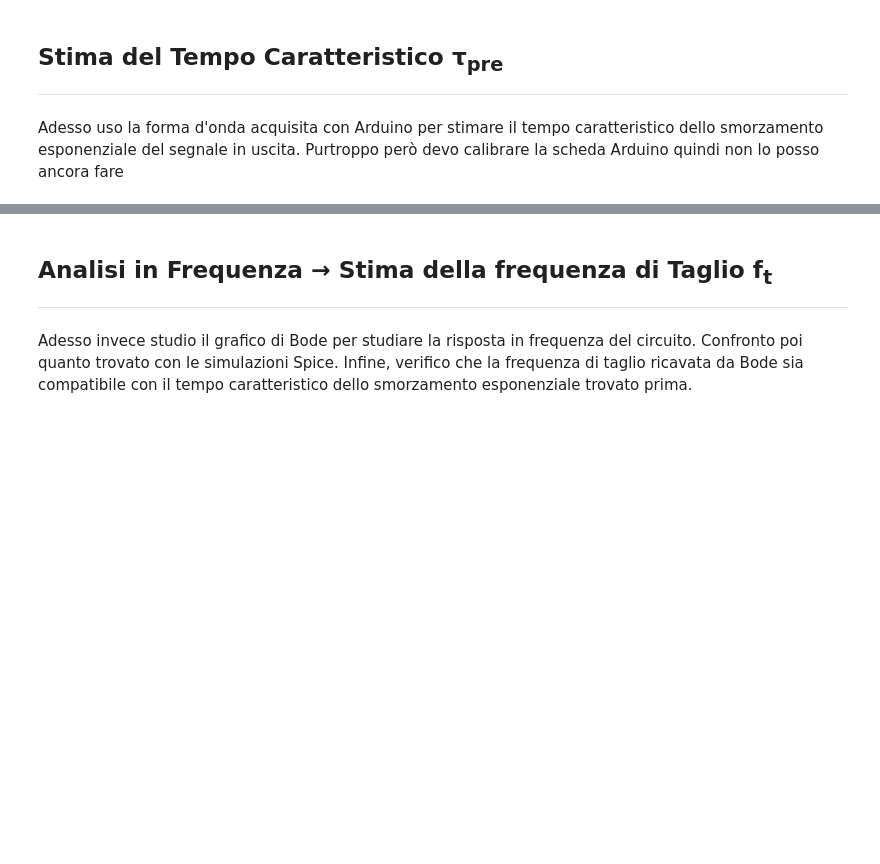
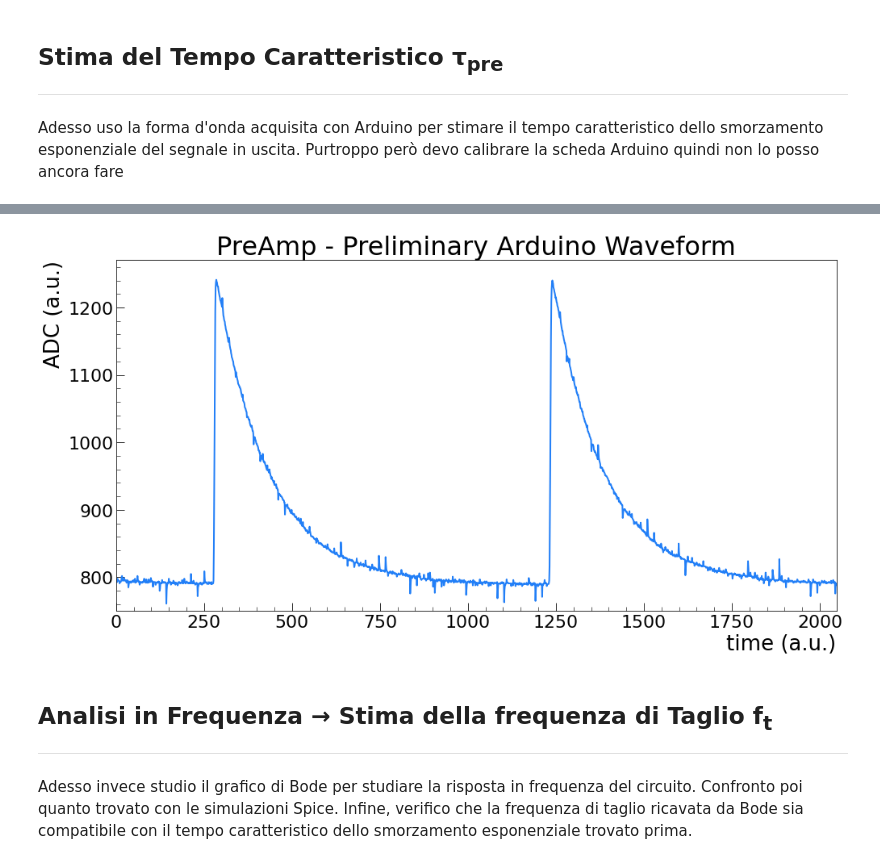
Before and after one commit to niklai99/physics_laboratory_2020_2021, a Jupyter notebook: CATENA ELETTRONICA/Python/PreAmp - Analysis.ipynb, the cells around one changed output, grey strips where cells are left out. Cells and saved outputs as stored; diff of their text form; code cells hidden in the pictures; blank space fills up the shorter version.

```diff
--- a/CATENA ELETTRONICA/Python/PreAmp - Analysis.ipynb
+++ b/CATENA ELETTRONICA/Python/PreAmp - Analysis.ipynb
@@ -176,3 +176,15 @@ Compatibilità λ = 0.051
 ***
 
 Adesso uso la forma d'onda acquisita con Arduino per stimare il tempo caratteristico dello smorzamento esponenziale del segnale in uscita. Purtroppo però devo calibrare la scheda Arduino quindi non lo posso ancora fare
+# %%
+# READ DATA FROM FILE
+file_name = '../Data/PreAmp/data_arduino.dat'
+
+data = pd.read_csv(file_name, index_col = False, header = None, sep = ' ')
+data.index = np.arange(1, len(data)+1)
+
+data.columns = ['time', 'ADC']
+
+# FACCIO LE CONVERSIONI CON LA CALIBRAZIONE
+
+data
@@ -179,3 +205,7 @@ Adesso uso la forma d'onda acquisita con Arduino per stimare il tempo caratteris
+# %%
+PA.preamp_arduino_plot(data)
+# %% [output]
+[figure, added]
 # %% [markdown]
 ## Analisi in Frequenza &rarr; Stima della frequenza di Taglio f<sub>t</sub>
 
```
Also changed, not shown: parts of 1 cell of this notebook, 2 other files.
